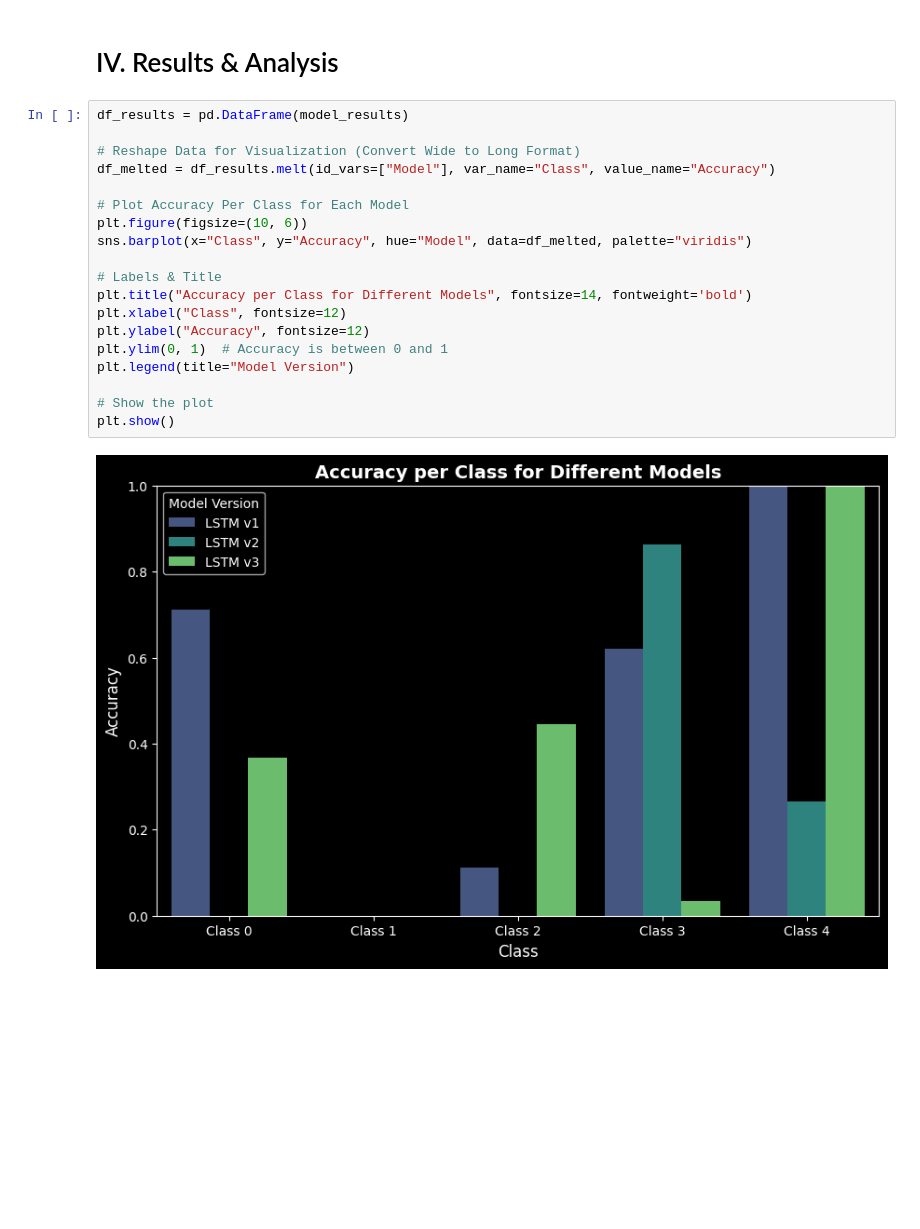
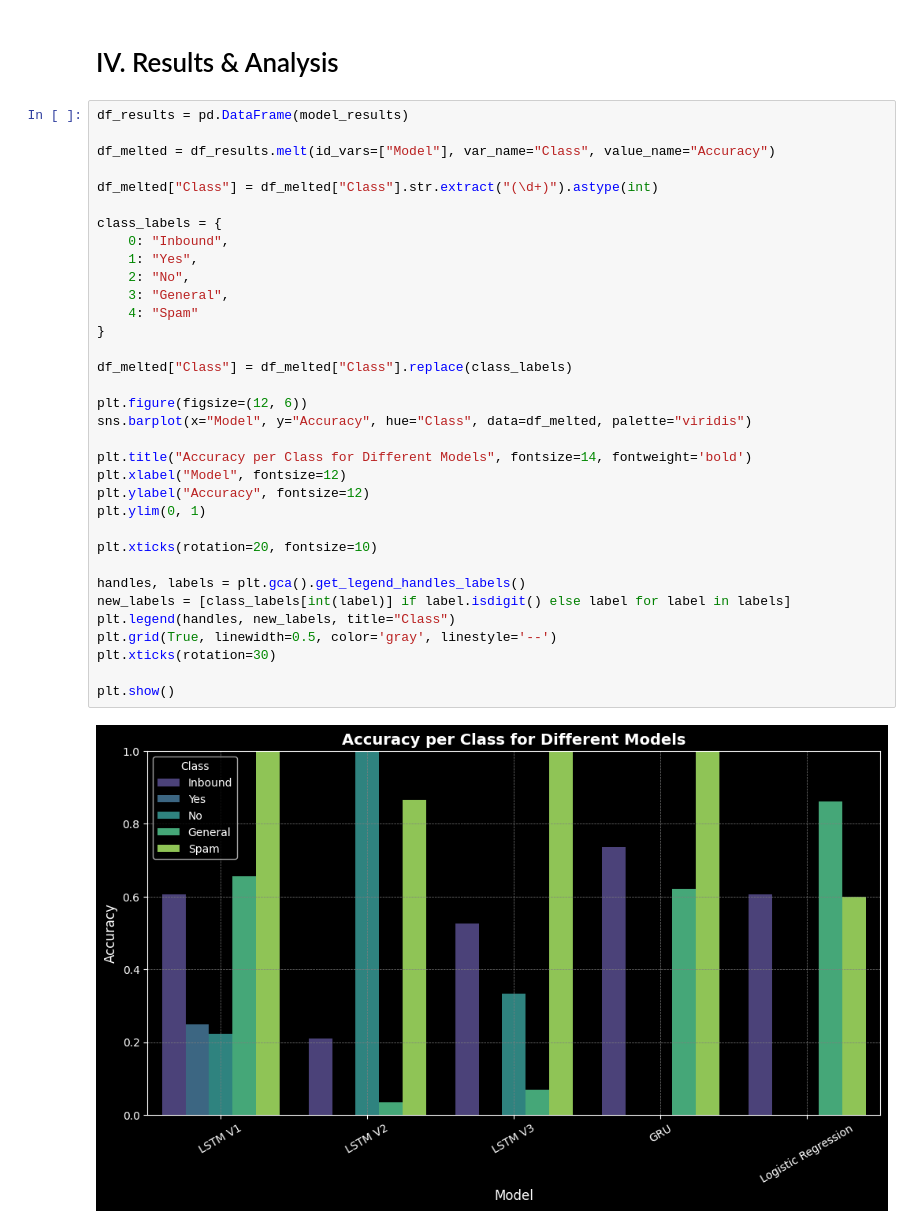
Before and after one commit to ajenkins198621/csca-5642-final-project, a Jupyter notebook: final-project.ipynb, the cells around one changed output. Drawn from its saved outputs; the diff is of its cells as text; blank space fills up the shorter version.

```diff
--- a/final-project.ipynb
+++ b/final-project.ipynb
@@ -824,21 +953,36 @@ Classification Report:
 # %%
 df_results = pd.DataFrame(model_results)
 
-# Reshape Data for Visualization (Convert Wide to Long Format)
 df_melted = df_results.melt(id_vars=["Model"], var_name="Class", value_name="Accuracy")
 
-# Plot Accuracy Per Class for Each Model
-plt.figure(figsize=(10, 6))
-sns.barplot(x="Class", y="Accuracy", hue="Model", data=df_melted, palette="viridis")
+df_melted["Class"] = df_melted["Class"].str.extract("(\d+)").astype(int)
 
-# Labels & Title
+class_labels = {
+    0: "Inbound",
+    1: "Yes",
+    2: "No",
+    3: "General",
+    4: "Spam"
+}
+
+df_melted["Class"] = df_melted["Class"].replace(class_labels)
+
+plt.figure(figsize=(12, 6))
+sns.barplot(x="Model", y="Accuracy", hue="Class", data=df_melted, palette="viridis")
+
 plt.title("Accuracy per Class for Different Models", fontsize=14, fontweight='bold')
-plt.xlabel("Class", fontsize=12)
+plt.xlabel("Model", fontsize=12)
 plt.ylabel("Accuracy", fontsize=12)
-plt.ylim(0, 1)  # Accuracy is between 0 and 1
-plt.legend(title="Model Version")
+plt.ylim(0, 1)
 
-# Show the plot
+plt.xticks(rotation=20, fontsize=10)
+
+handles, labels = plt.gca().get_legend_handles_labels()
+new_labels = [class_labels[int(label)] if label.isdigit() else label for label in labels]
+plt.legend(handles, new_labels, title="Class")
+plt.grid(True, linewidth=0.5, color='gray', linestyle='--')
+plt.xticks(rotation=30)
+
 plt.show()
 # %% [output]
-[figure, old version]
+[figure, new version]
```
Also changed, not shown: parts of 34 cells of this notebook.
